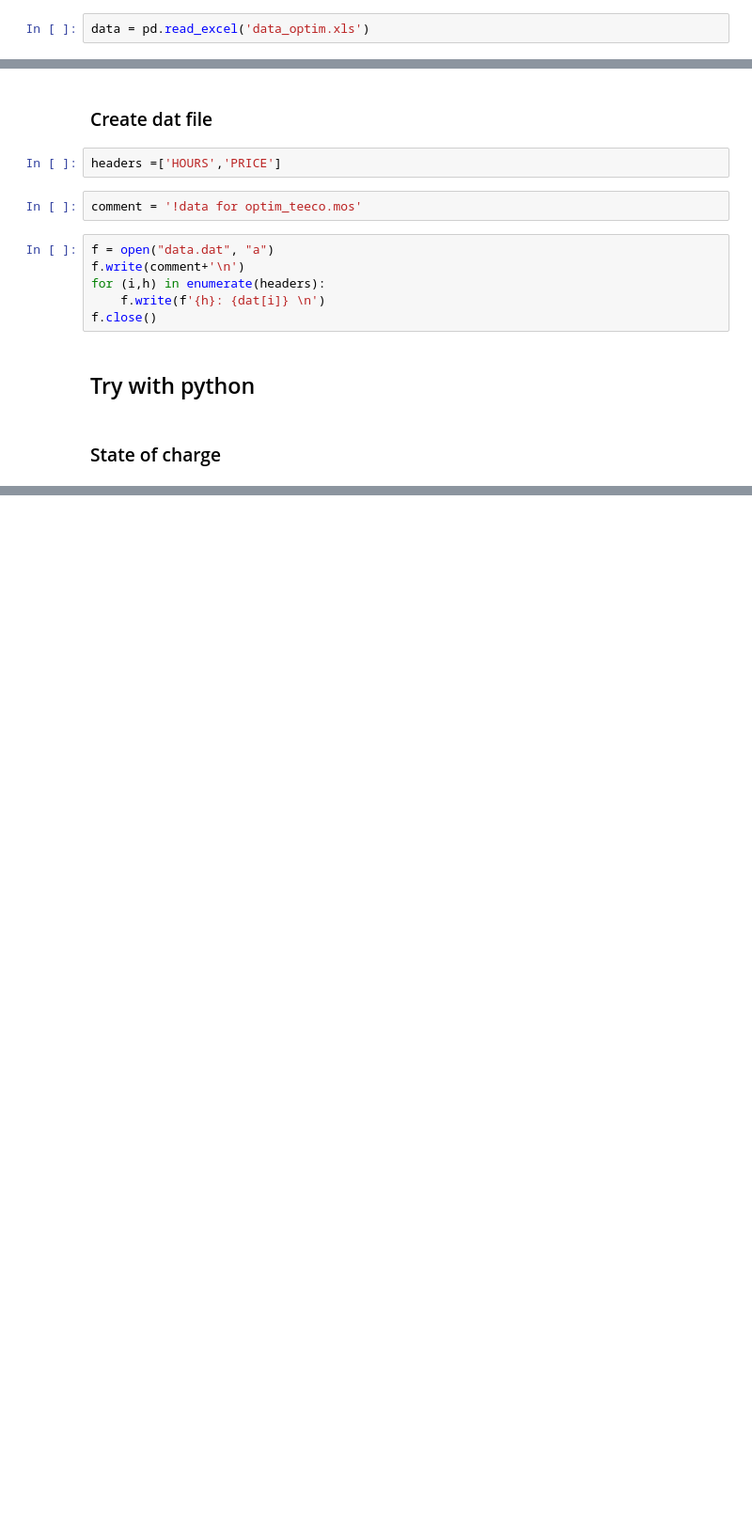
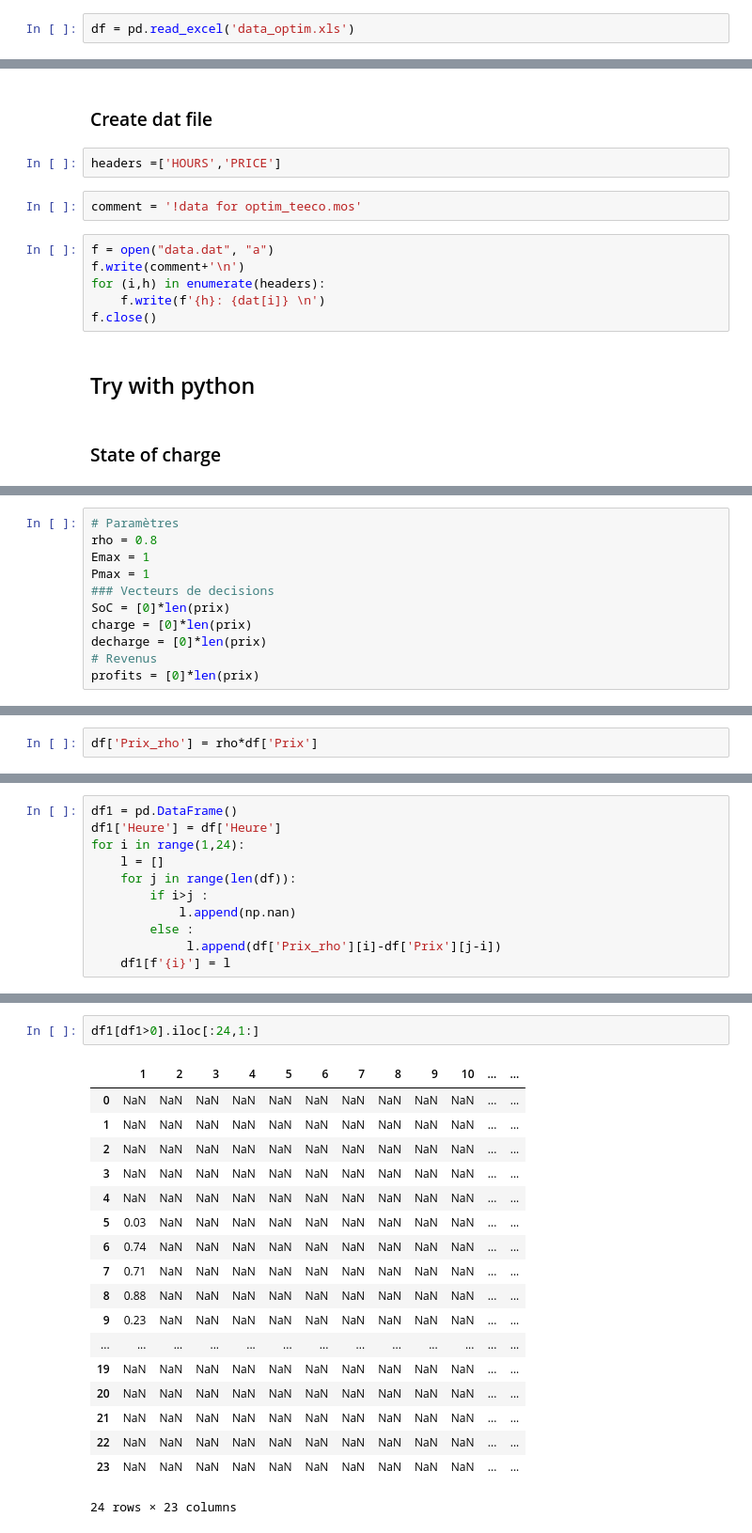
Before and after one commit to keyserwood/TEECO, a Jupyter notebook: optim_p2/1.0-er-create_dat_file.ipynb, the cells around one changed output, grey strips where cells are left out. Shown at 94% size. Cells and saved outputs as stored; diff of their text form; blank space fills up the shorter version.

Commit message:
Optimization with python

```diff
--- a/optim_p2/1.0-er-create_dat_file.ipynb
+++ b/optim_p2/1.0-er-create_dat_file.ipynb
@@ -4,5 +4,5 @@
 import pandas as pd
 import numpy as np
 # %%
-data = pd.read_excel('data_optim.xls')
+df = pd.read_excel('data_optim.xls')
 # %%
@@ -34,0 +44,11 @@ Pmax = 1
+# %%
+# Paramètres
+rho = 0.8
+Emax = 1
+Pmax = 1
+### Vecteurs de decisions
+SoC = [0]*len(prix)
+charge = [0]*len(prix)
+decharge = [0]*len(prix)
+# Revenus
+profits = [0]*len(prix)
@@ -47,0 +66,2 @@ edc  = [0]*len(prix)
+# %%
+df['Prix_rho'] = rho*df['Prix']
@@ -47,0 +74,11 @@ edc  = [0]*len(prix)
+# %%
+df1 = pd.DataFrame()
+df1['Heure'] = df['Heure']
+for i in range(1,24):
+    l = []
+    for j in range(len(df)):
+        if i>j :
+            l.append(np.nan)
+        else :
+             l.append(df['Prix_rho'][i]-df['Prix'][j-i])
+    df1[f'{i}'] = l
@@ -47,0 +113,21 @@ edc  = [0]*len(prix)
+# %%
+df1[df1>0].iloc[:24,1:]
+# %% [output]
+|  | 1 | 2 | 3 | 4 | 5 | 6 | 7 | 8 | 9 | 10 | ... | ... |
+| 0 | NaN | NaN | NaN | NaN | NaN | NaN | NaN | NaN | NaN | NaN | ... | ... |
+| 1 | NaN | NaN | NaN | NaN | NaN | NaN | NaN | NaN | NaN | NaN | ... | ... |
+| 2 | NaN | NaN | NaN | NaN | NaN | NaN | NaN | NaN | NaN | NaN | ... | ... |
+| 3 | NaN | NaN | NaN | NaN | NaN | NaN | NaN | NaN | NaN | NaN | ... | ... |
+| 4 | NaN | NaN | NaN | NaN | NaN | NaN | NaN | NaN | NaN | NaN | ... | ... |
+| 5 | 0.03 | NaN | NaN | NaN | NaN | NaN | NaN | NaN | NaN | NaN | ... | ... |
+| 6 | 0.74 | NaN | NaN | NaN | NaN | NaN | NaN | NaN | NaN | NaN | ... | ... |
+| 7 | 0.71 | NaN | NaN | NaN | NaN | NaN | NaN | NaN | NaN | NaN | ... | ... |
+| 8 | 0.88 | NaN | NaN | NaN | NaN | NaN | NaN | NaN | NaN | NaN | ... | ... |
+| 9 | 0.23 | NaN | NaN | NaN | NaN | NaN | NaN | NaN | NaN | NaN | ... | ... |
+| ... | ... | ... | ... | ... | ... | ... | ... | ... | ... | ... | ... | ... |
+| 19 | NaN | NaN | NaN | NaN | NaN | NaN | NaN | NaN | NaN | NaN | ... | ... |
+| 20 | NaN | NaN | NaN | NaN | NaN | NaN | NaN | NaN | NaN | NaN | ... | ... |
+| 21 | NaN | NaN | NaN | NaN | NaN | NaN | NaN | NaN | NaN | NaN | ... | ... |
+| 22 | NaN | NaN | NaN | NaN | NaN | NaN | NaN | NaN | NaN | NaN | ... | ... |
+| 23 | NaN | NaN | NaN | NaN | NaN | NaN | NaN | NaN | NaN | NaN | ... | ... |
+24 rows × 23 columns
```
Also changed, not shown: parts of 38 cells of this notebook, 1 other file.
